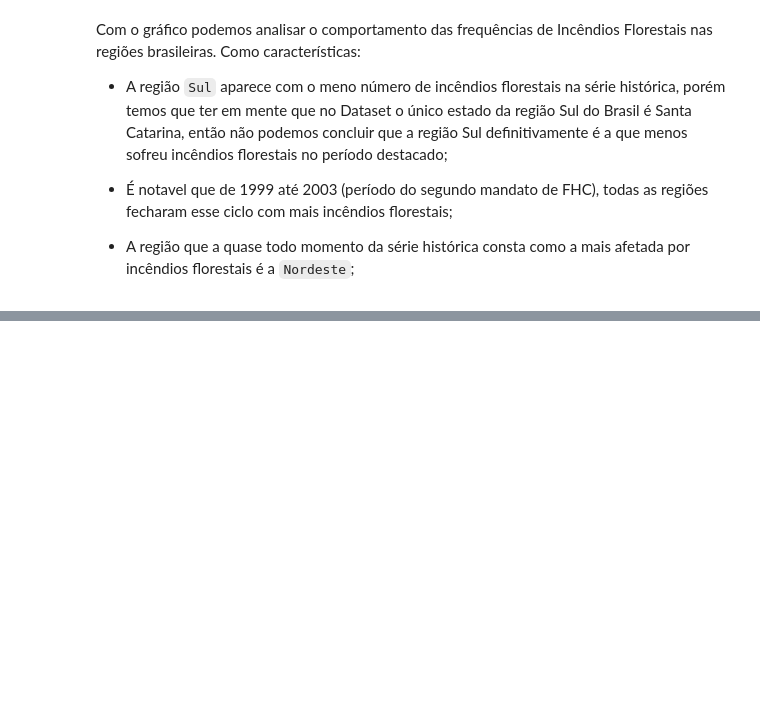
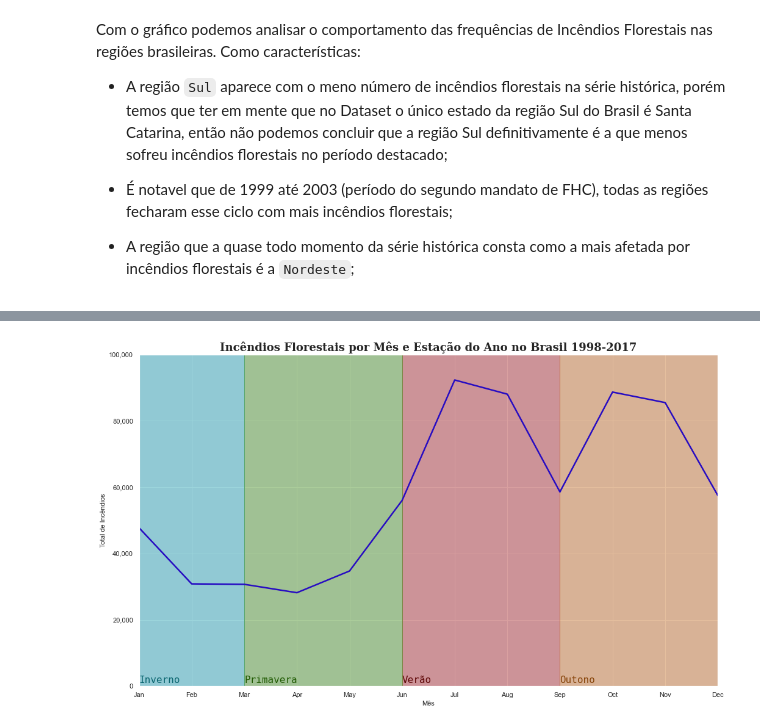
Before and after one commit to JoSEPHDev2022/Forest_Fires_Brazil, a Jupyter notebook: relatorio.ipynb, the cells around one changed output, grey strips where cells are left out. Cells and saved outputs as stored; diff of their text form; code cells hidden in the pictures; blank space fills up the shorter version.

```diff
--- a/relatorio.ipynb
+++ b/relatorio.ipynb
@@ -1117,0 +1258,8 @@ Com o gráfico podemos analisar o comportamento das frequências de Incêndios F
+# %%
+seasons_month = (
+    data_clean
+    .groupby('Month', as_index=False)['Num_wild_fires']
+    .sum()
+)
+
+seasons_month
@@ -1117,0 +1303,6 @@ Com o gráfico podemos analisar o comportamento das frequências de Incêndios F
+# %%
+# Aplicando função:
+seasons_month = month_to_num(seasons_month)
+
+# Checando:
+seasons_month
@@ -1117,0 +1325,5 @@ Com o gráfico podemos analisar o comportamento das frequências de Incêndios F
+# %%
+# Organizando dados por mês:
+seasons_month = seasons_month.sort_values(by='Month_num')
+
+seasons_month
@@ -1117,0 +1344,54 @@ Com o gráfico podemos analisar o comportamento das frequências de Incêndios F
+# %%
+# Definindo parâmetros de tamanho:
+fig, ax = plt.subplots(figsize=(17, 10))
+
+# Criano o lineplot:
+ax = sns.lineplot(
+    data=seasons_month, x='Month', y='Num_wild_fires',
+    color='#270cc2', lw=2.5, err_style=None)
+
+# Estilizando:
+plt.title(
+    'Incêndios Florestais por Mês e Estação do Ano no Brasil 1998-2017',
+    fontdict={'size': 18, 'weight': 'bold', 'family': 'serif'})
+
+plt.ylabel('Total de Incêndios', fontsize=11)
+plt.xlabel('Mês', fontsize=11)
+
+# Formatando valores do eixo Y para ter uma vírgula:
+ax.get_yaxis().set_major_formatter(
+    plt.FuncFormatter(lambda number, char: format(int(number), ',')))
+
+# Colcando eixo Y para inciar do 0 e eixo X para ajustar a página aos meses:
+ax.set_ylim(0, 100000)
+ax.set_xlim('Jan', 'Dec')
+
+# Adicionando cores no background para representar as estações do ano:
+
+# Verão:
+plt.axvspan('Jun', 'Sep', color='#a11212', alpha=0.4)
+plt.text(
+    'Jun', 1000, 'Verão',
+    fontdict={'size': 16, 'family': 'monospace'}, color='#5e0606')
+
+# Outono:
+plt.axvspan('Sep', 'Dec', color='#bf600d', alpha=0.4)
+plt.text(
+    'Sep', 1000, 'Outono',
+    fontdict={'size': 16, 'family': 'monospace'}, color='#874409')
+
+# Inverno:
+plt.axvspan('Jan', 'Mar', color='#0c99a8', alpha=0.4)
+plt.text(
+    'Jan', 1000, 'Inverno',
+    fontdict={'size': 16, 'family': 'monospace'}, color='#09646e')
+
+# Primavera:
+plt.axvspan('Mar', 'Jun', color='#318507', alpha=0.4)
+plt.text(
+    'Mar', 1000, 'Primavera',
+    fontdict={'size': 16, 'family': 'monospace'}, color='#225c05')
+
+plt.show()
+# %% [output]
+[figure, added]
```
Also changed, not shown: parts of 25 cells of this notebook.
